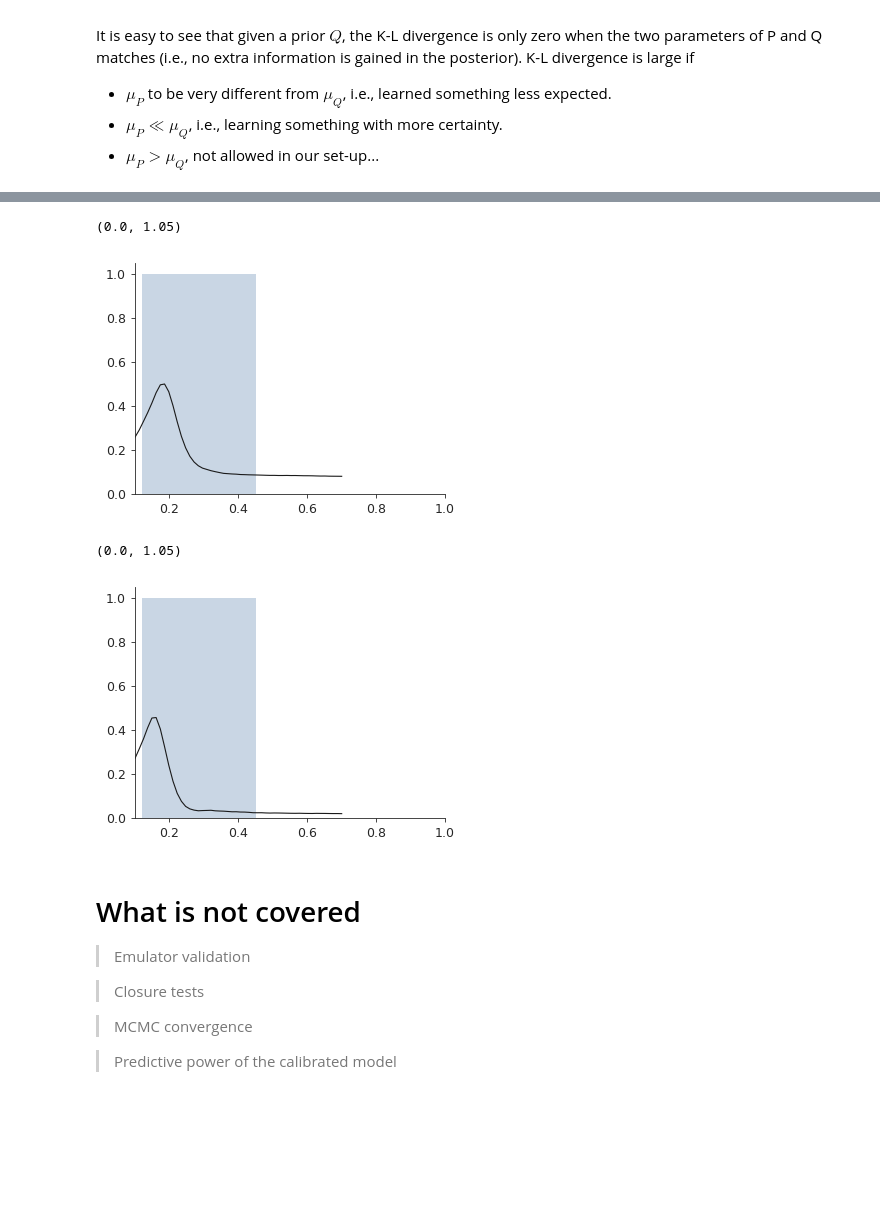
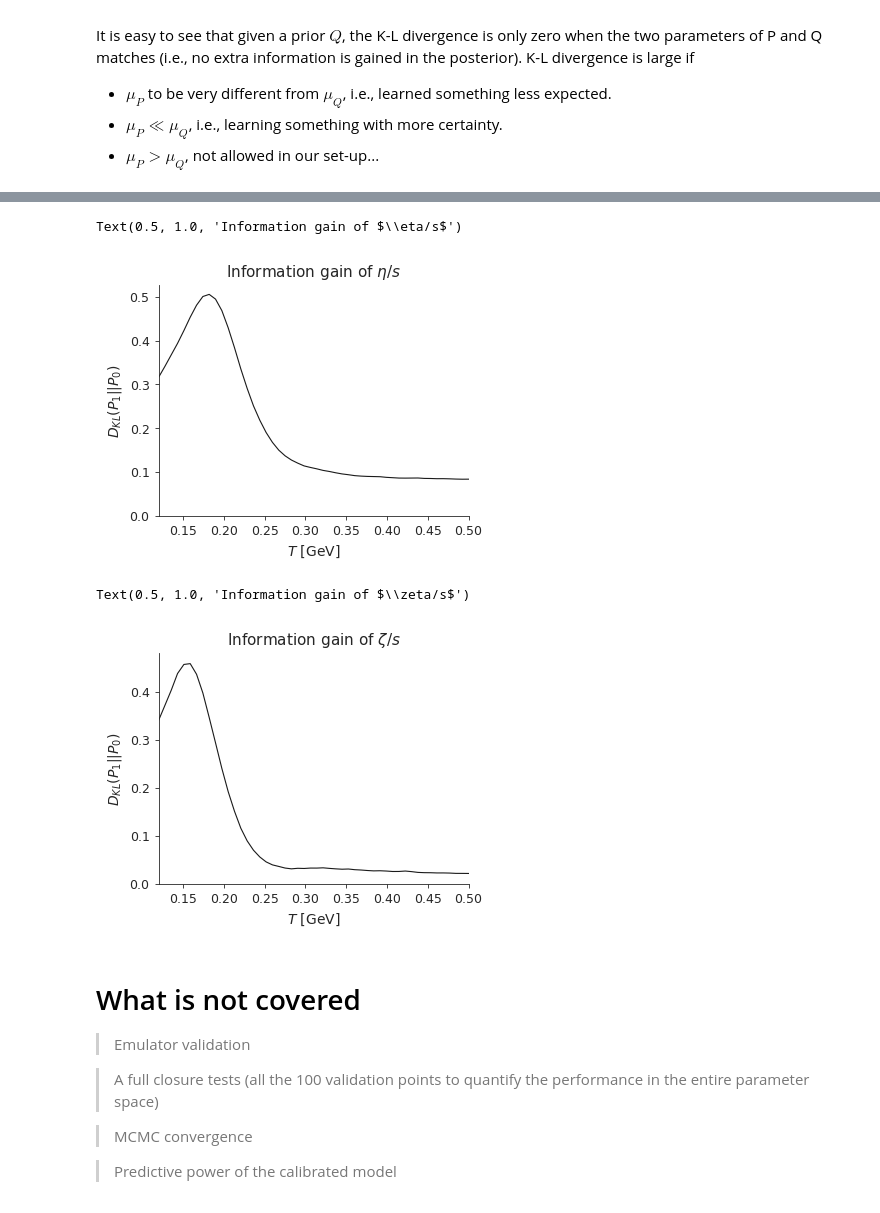
Before and after one commit to JETSCAPE/SummerSchool2022, a Jupyter notebook: Aug03_BulkBayes/Bayesian Parameter Estimation for Relativistic Heavy Ion Physics.ipynb, the cells around one changed output, grey strips where cells are left out. Drawn from its saved outputs; the diff is of its cells as text; code cells hidden in the pictures; blank space fills up the shorter version.

```diff
--- a/Aug03_BulkBayes/Bayesian Parameter Estimation for Relativistic Heavy Ion Physics.ipynb
+++ b/Aug03_BulkBayes/Bayesian Parameter Estimation for Relativistic Heavy Ion Physics.ipynb
@@ -1147,3 +1126,6 @@ plt.show()
+# %%
+MAP_mean, MAP_var = predict_observables(Map_param)
+GM_mean, GM_var = predict_observables(geometric_median_param)
 # %%
 fig, axes = plt.subplots(nrows=2, ncols=2, figsize=(6, 5), sharex=True)
 axes =  axes.flatten()
@@ -1211,25 +1198,26 @@ No handles with labels found to put in legend.
 # %%
-T = np.linspace(0.1, .7, 50)
+T = np.linspace(0.12, .5, 50)
 
 fig, ax = plt.subplots(nrows=1, ncols=1, figsize=(5,4),
                          sharex=False, sharey=False, constrained_layout=True)
 
 fig.suptitle("Specefic shear viscosity posterior", wrap=True)
-prune = 1
 
-true_etas = eta_over_s(T, *Truth[7:11])
-ax.plot(T, true_etas, 'k--', label='Truth')
-ax.annotate('Truth', xy=(T[-1]*1.02, true_etas[-1]), va="bottom", ha="left")
 
+if do_validation:
+    true_etas = eta_over_s(T, *Truth[7:11])
+    ax.plot(T, true_etas, 'k--', label='Truth', lw=2)
+print(Map_param[7:11])
 posterior_etas = []
-for row in samples_df.iloc[::prune,[7,8,9,10]].values:
+for row in samples_df.iloc[:,7:11].values:
     T_k, alow, ahigh, etas_k = row
     posterior_etas.append(eta_over_s(T, T_k ,alow, ahigh, etas_k))
 posterior_etas = np.array(posterior_etas)
 
 Median = np.percentile(posterior_etas, 50, axis=0)
-ax.plot(T, Median, 'r-')
-ax.annotate('Prior median', xy=(T[-1]*1.02, Median[-1]), va="bottom", ha="left")
+ax.plot(T, Median, 'r-', label="Marginalzied median", lw=2)
+ax.plot(T, eta_over_s(T, *Map_param[7:11]), 'b--', label='MAP', lw=2)
+ax.plot(T, eta_over_s(T, *geometric_median_param[7:11]), 'g-.', label='Geometric median param', lw=2)
 for CL in [60,90,95]:
     Low, High = np.percentile(posterior_etas, [50-CL/2., 50+CL/2.], axis=0)
     ax.fill_between(T, Low, High, alpha=0.2, color='r')
@@ -1244,24 +1233,25 @@ save_fig('shear_pos_ptemcee')
 # %%
-T = np.linspace(0.1, .7, 50)
+T = np.linspace(0.12, .5, 50)
 
 fig, ax = plt.subplots(nrows=1, ncols=1, figsize=(5,4),
                          sharex=False, sharey=False, constrained_layout=True)
 
 fig.suptitle("Specefic bulk viscosity posterior", wrap=True)
-prune = 1
 
-
-true_zetas = zeta_over_s(T, *Truth[11:15])
-ax.plot(T, true_zetas, 'k--', label='Truth')
+if do_validation:
+    true_zetas = zeta_over_s(T, *Truth[11:15])
+    ax.plot(T, true_zetas, 'k--', label='Truth', lw=2)
 
 posterior_zetas = []
-for row in samples_df.iloc[::prune,[11,12,13,14]].values:
+for row in samples_df.iloc[:,11:15].values:
     T_k, alow, ahigh, etas_k = row
     posterior_zetas.append(zeta_over_s(T, T_k ,alow, ahigh, etas_k))
 posterior_zetas = np.array(posterior_zetas)
 
 Median = np.percentile(posterior_zetas, 50, axis=0)
-ax.plot(T, Median, 'r-')
+ax.plot(T, Median, 'r-', label="Marginalzied median", lw=2)
+ax.plot(T, zeta_over_s(T, *Map_param[11:15]), 'b--', label='MAP', lw=2)
+ax.plot(T, zeta_over_s(T, *geometric_median_param[11:15]), 'g-.', label='Geometric median param', lw=2)
 for CL in [60,90,95]:
     Low, High = np.percentile(posterior_zetas, [50-CL/2., 50+CL/2.], axis=0)
     ax.fill_between(T, Low, High, alpha=0.2, color='r')
@@ -1281,7 +1271,7 @@ You have seen that at certain temperatures, experimental data can reduce the pri
 
 Consider the prior and the posterior distribution of $\zeta/s$ at a certain temperature:
 # %%
-T = np.linspace(0.1, .7, 50)
+T = np.linspace(0.12, .5, 50)
 
 u4 = np.random.rand(4, 500000)
 Tk    =  0.13 * (1.-u4[0]) + 0.3 * u4[0]
@@ -1343,27 +1333,31 @@ KL divergence at T= 0.7 GeV is 0.08032153214488587
 # %%
 plt.figure(figsize=(4,3))
 plt.plot(T, [KL(iT, 'etas') for iT, _ in enumerate(T)], 'k-')
-plt.xlim(0.1, 1.0)
-plt.fill_between([0.12, 0.45], [0,0], [1,1], alpha=.3)
+plt.xlim(0.12, 0.5)
 plt.ylim(ymin=0)
+plt.xlabel(r"$T$ [GeV]")
+plt.ylabel(r"$D_{KL}(P_1||P_0)$")
+plt.title("Information gain of $\eta/s$")
 # %% [output]
-(0.0, 1.05)
+Text(0.5, 1.0, 'Information gain of $\\eta/s$')
-[figure, old version]
+[figure, new version]
 # %%
 plt.figure(figsize=(4,3))
 plt.plot(T, [KL(iT, 'zetas') for iT, _ in enumerate(T)], 'k-')
-plt.xlim(0.1, 1.0)
-plt.fill_between([0.12, 0.45], [0,0], [1,1], alpha=.3)
+plt.xlim(0.12, 0.5)
 plt.ylim(ymin=0)
+plt.xlabel(r"$T$ [GeV]")
+plt.ylabel(r"$D_{KL}(P_1||P_0)$")
+plt.title("Information gain of $\zeta/s$")
 # %% [output]
-(0.0, 1.05)
+Text(0.5, 1.0, 'Information gain of $\\zeta/s$')
-[figure, old version]
+[figure, new version]
 # %% [markdown]
 # What is not covered
 
 > Emulator validation
 
-> Closure tests
+> A full closure tests (all the 100 validation points to quantify the performance in the entire parameter space)
 
 > MCMC convergence
 
```
Also changed, not shown: parts of 34 cells of this notebook, 1 other file.
